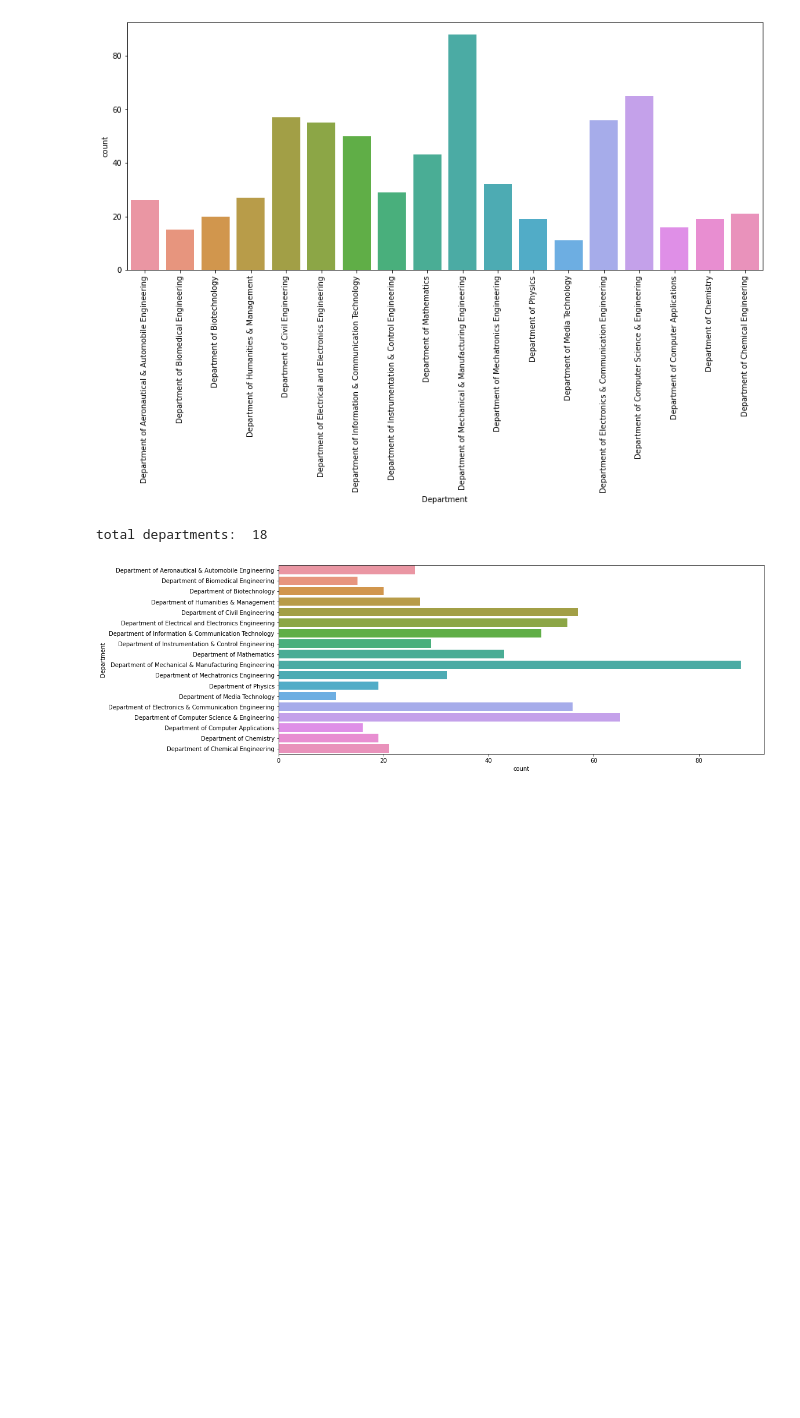
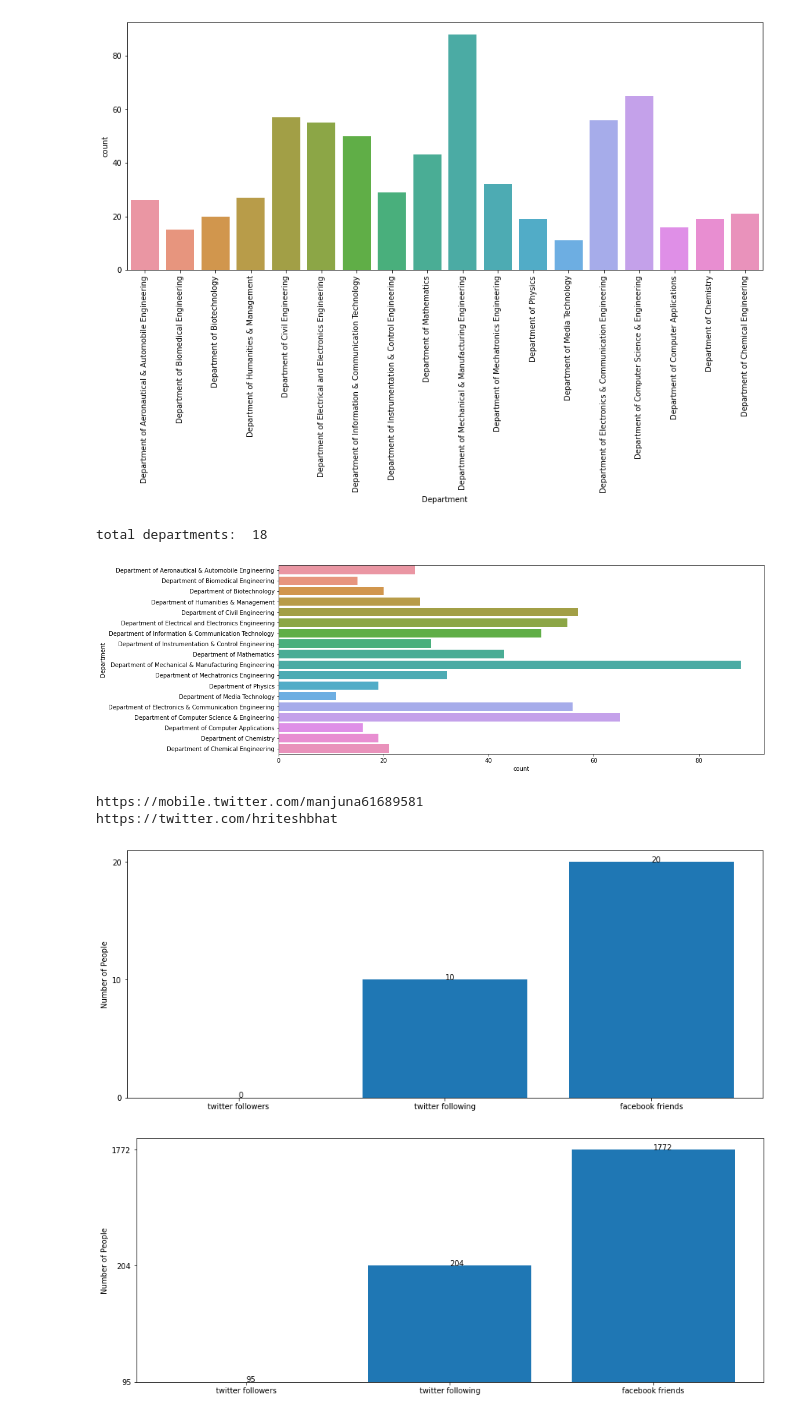
Before and after one commit to dhanusrikar/CarmelSolutions_Internship, a Jupyter notebook: mit_faculty_data_viz.ipynb, the cells around one changed output. Drawn from its saved outputs; the diff is of its cells as text; code cells hidden in the pictures; blank space fills up the shorter version.

Commit message:
bar graphs

```diff
--- a/mit_faculty_data_viz.ipynb
+++ b/mit_faculty_data_viz.ipynb
@@ -117,3 +88,10 @@ print(df.Twitter.isna().sum() / len(df.Twitter))
 # %% [output]
 647 are NA out of  649
 0.9969183359013868
+# %%
+for i in df.Twitter:
+    if str(i) == 'nan':
+        continue
+    else:
+        print(i)
+    # print(str(i))
@@ -188,3 +169,25 @@ print("total departments: ", len(x[1]))
 # %% [output]
 total departments:  18
 [figure]
+# %%
+df_2 = pd.read_csv('twittter_and_facebook.csv')
+# print(df_2.columns)
+count = 1
+for i in range(0, len(df_2['Twitter'])):
+    if str(df_2['Twitter'][i]) != 'na' and str(df_2['Facebook'][i]) != 'na':
+        print(df['Twitter'][i])
+        l1 = ['twitter followers', 'twitter following', 'facebook friends']
+        l2 = [
+            df_2['Number of followers'][i], df_2['Following'][i],
+            df_2['facebook_friends'][i]
+        ]
+        plt.subplots(figsize = (15,6))
+        plt.bar(l1, l2)
+        for index, value in enumerate(l2):
+            plt.text(index, index, str(value))
+        plt.ylabel('Number of People')
+# %% [output]
+https://mobile.twitter.com/manjuna61689581
+https://twitter.com/hriteshbhat
+[figure, added]
+[figure, added]
```
Also changed, not shown: parts of 3 cells of this notebook.
